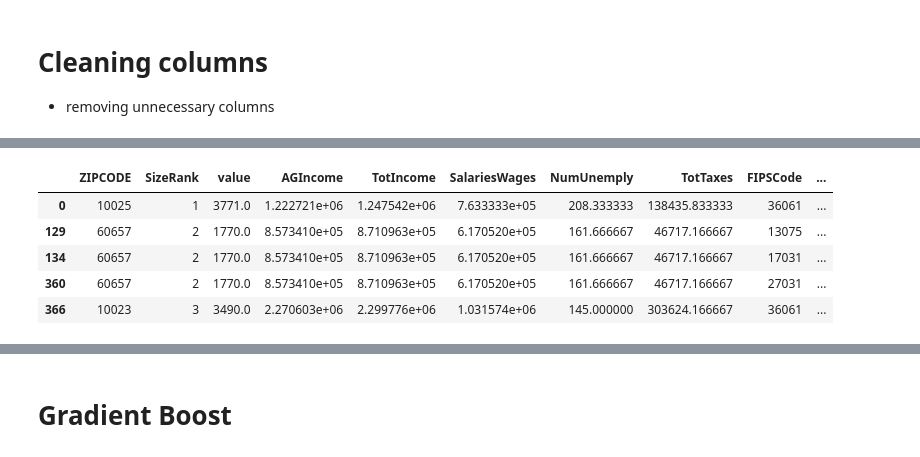
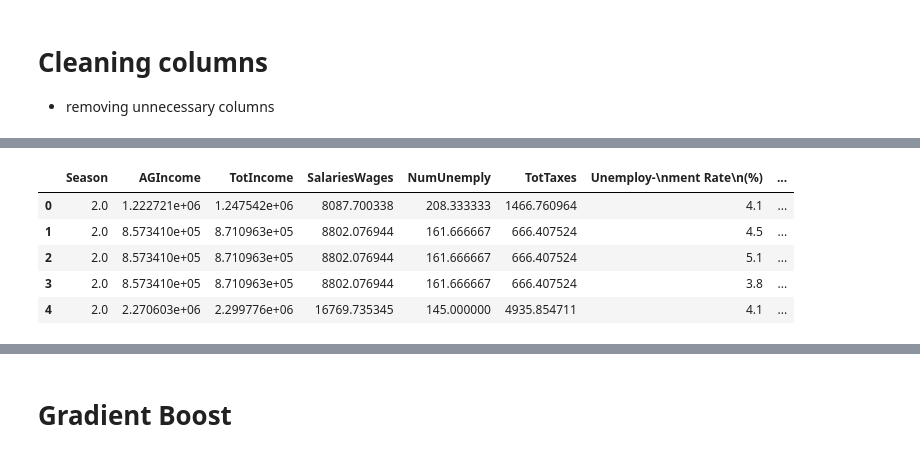
Before and after one commit to isa-adl/ZillowRent_capstone, a Jupyter notebook: Capstone Models take 1.ipynb, the cells around one changed output, grey strips where cells are left out. Saved outputs shown, nothing was run; the diff lists cells and outputs as text; code cells hidden in the pictures.

```diff
--- a/Capstone Models take 1.ipynb
+++ b/Capstone Models take 1.ipynb
@@ -188,0 +365,2 @@ y_train = y_train.replace(np.nan, 0)
+# %%
+X_train = trainingset1.drop(columns = ['value'])
@@ -196,0 +377,5 @@ y_train.shape
+# %%
+X_train = X_train.apply(pd.to_numeric)
+# %%
+X_train = X_train.replace(np.nan, 0)
+X_train.head()
@@ -197,9 +442,11 @@ y_train.shape
+# %%
+train_set = pd.concat([X_train, y_train18['value']], axis=1)
 # %%
-X_train.head()
+train_set.head()
 # %% [output]
-|  | ZIPCODE | SizeRank | value | AGIncome | TotIncome | SalariesWages | NumUnemply | TotTaxes | FIPSCode | ... |
-| 0 | 10025 | 1 | 3771.0 | 1.222721e+06 | 1.247542e+06 | 7.633333e+05 | 208.333333 | 138435.833333 | 36061 | ... |
-| 129 | 60657 | 2 | 1770.0 | 8.573410e+05 | 8.710963e+05 | 6.170520e+05 | 161.666667 | 46717.166667 | 13075 | ... |
-| 134 | 60657 | 2 | 1770.0 | 8.573410e+05 | 8.710963e+05 | 6.170520e+05 | 161.666667 | 46717.166667 | 17031 | ... |
-| 360 | 60657 | 2 | 1770.0 | 8.573410e+05 | 8.710963e+05 | 6.170520e+05 | 161.666667 | 46717.166667 | 27031 | ... |
-| 366 | 10023 | 3 | 3490.0 | 2.270603e+06 | 2.299776e+06 | 1.031574e+06 | 145.000000 | 303624.166667 | 36061 | ... |
+|  | Season | AGIncome | TotIncome | SalariesWages | NumUnemply | TotTaxes | Unemploy-\nment Rate\n(%) | ... |
+| 0 | 2.0 | 1.222721e+06 | 1.247542e+06 | 8087.700338 | 208.333333 | 1466.760964 | 4.1 | ... |
+| 1 | 2.0 | 8.573410e+05 | 8.710963e+05 | 8802.076944 | 161.666667 | 666.407524 | 4.5 | ... |
+| 2 | 2.0 | 8.573410e+05 | 8.710963e+05 | 8802.076944 | 161.666667 | 666.407524 | 5.1 | ... |
+| 3 | 2.0 | 8.573410e+05 | 8.710963e+05 | 8802.076944 | 161.666667 | 666.407524 | 3.8 | ... |
+| 4 | 2.0 | 2.270603e+06 | 2.299776e+06 | 16769.735345 | 145.000000 | 4935.854711 | 4.1 | ... |
```
Also changed, not shown: parts of 138 cells of this notebook, 6 other files.
